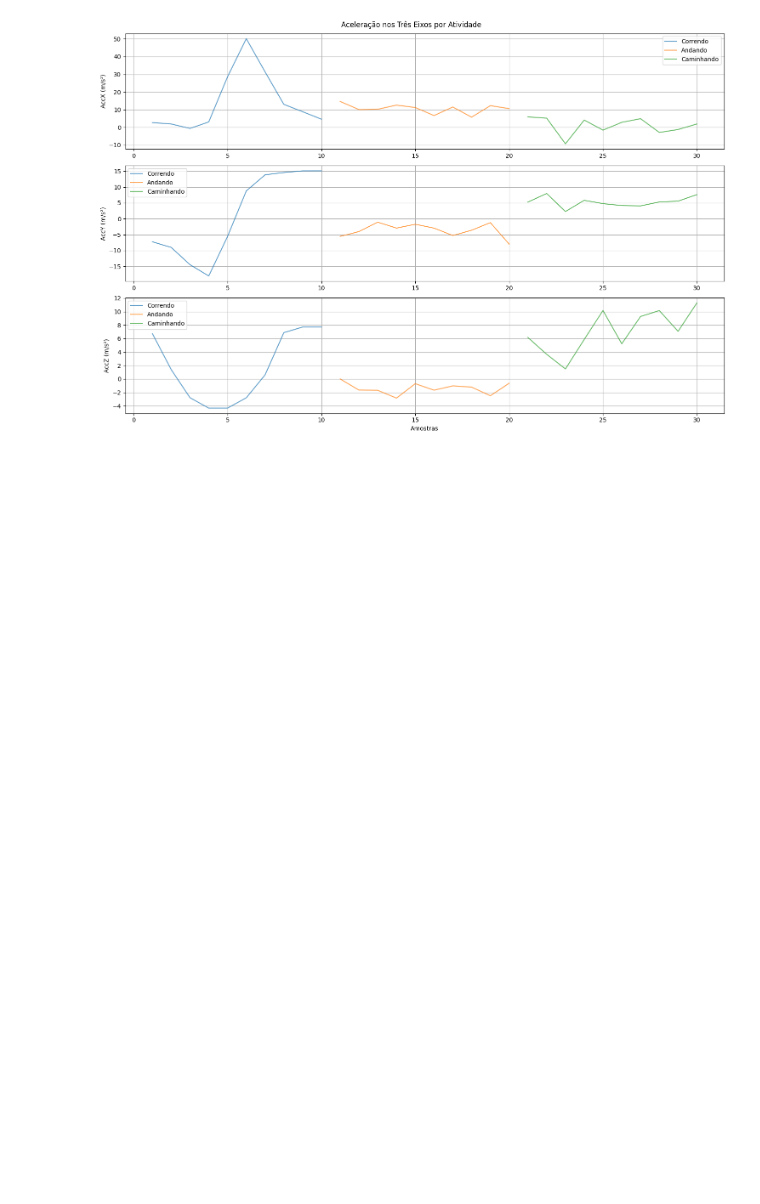
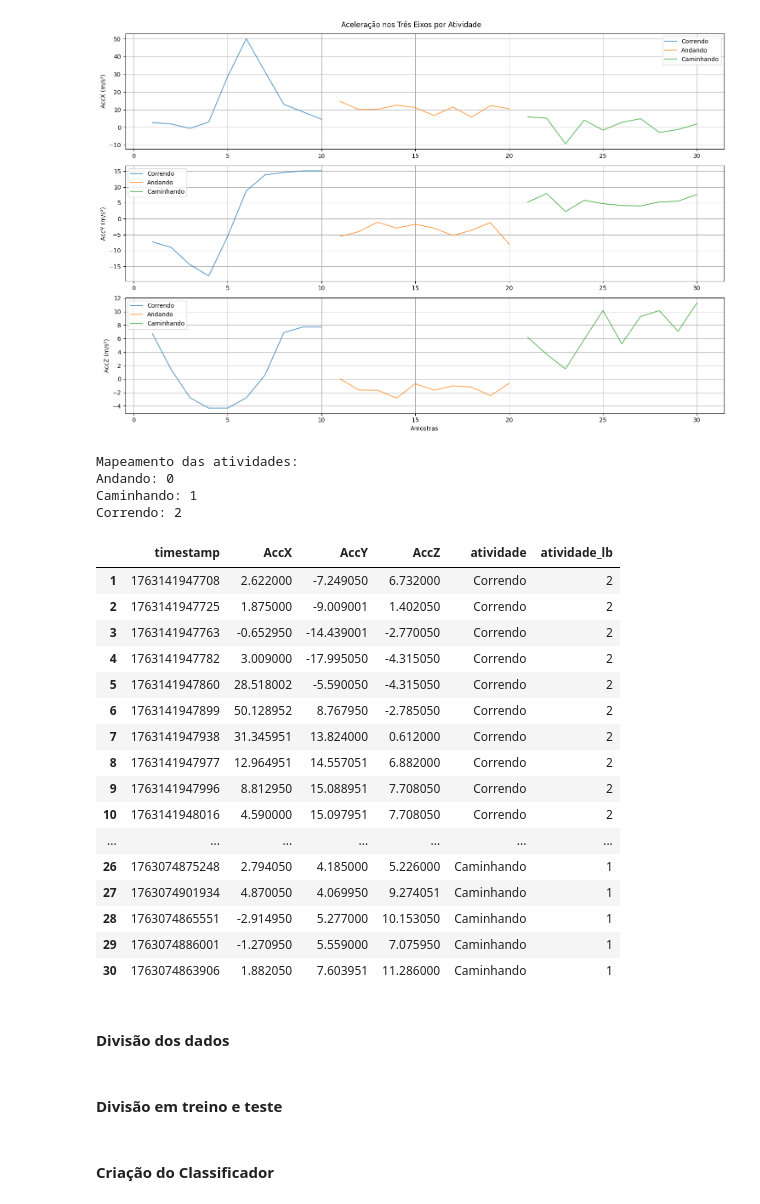
Before and after one commit to MatheuseduPinheiro/Trabalhos-da-disciplina-de-Sensores-e-Instrumentos-Inteligentes, a Jupyter notebook: Trabalho_2/index.ipynb, the cells around one changed output. Cells and saved outputs as stored; diff of their text form; code cells hidden in the pictures; blank space fills up the shorter version.

```diff
--- a/Trabalho_2/index.ipynb
+++ b/Trabalho_2/index.ipynb
@@ -314,3 +320,39 @@ plt.tight_layout()
 plt.show()
 # %% [output]
 [figure]
+# %%
+# Codificar a variável 'atividade' para valores numéricos
+le = LabelEncoder()
+df_sequencia['atividade_lb'] = le.fit_transform(df_sequencia['atividade'])
+
+# Ver o mapeamento
+print("Mapeamento das atividades:")
+for i, atividade in enumerate(le.classes_):
+    print(f"{atividade}: {i}")
+# %% [output]
+Mapeamento das atividades:
+Andando: 0
+Caminhando: 1
+Correndo: 2
+# %%
+df_sequencia
+# %% [output]
+|  | timestamp | AccX | AccY | AccZ | atividade | atividade_lb |
+| 1 | 1763141947708 | 2.622000 | -7.249050 | 6.732000 | Correndo | 2 |
+| 2 | 1763141947725 | 1.875000 | -9.009001 | 1.402050 | Correndo | 2 |
+| 3 | 1763141947763 | -0.652950 | -14.439001 | -2.770050 | Correndo | 2 |
+| 4 | 1763141947782 | 3.009000 | -17.995050 | -4.315050 | Correndo | 2 |
+| 5 | 1763141947860 | 28.518002 | -5.590050 | -4.315050 | Correndo | 2 |
+| 6 | 1763141947899 | 50.128952 | 8.767950 | -2.785050 | Correndo | 2 |
+| 7 | 1763141947938 | 31.345951 | 13.824000 | 0.612000 | Correndo | 2 |
+| 8 | 1763141947977 | 12.964951 | 14.557051 | 6.882000 | Correndo | 2 |
+| 9 | 1763141947996 | 8.812950 | 15.088951 | 7.708050 | Correndo | 2 |
+| 10 | 1763141948016 | 4.590000 | 15.097951 | 7.708050 | Correndo | 2 |
+| ... | ... | ... | ... | ... | ... | ... |
+| 26 | 1763074875248 | 2.794050 | 4.185000 | 5.226000 | Caminhando | 1 |
+| 27 | 1763074901934 | 4.870050 | 4.069950 | 9.274051 | Caminhando | 1 |
+| 28 | 1763074865551 | -2.914950 | 5.277000 | 10.153050 | Caminhando | 1 |
+| 29 | 1763074886001 | -1.270950 | 5.559000 | 7.075950 | Caminhando | 1 |
+| 30 | 1763074863906 | 1.882050 | 7.603951 | 11.286000 | Caminhando | 1 |
+# %% [markdown]
+#### Divisão dos dados
@@ -316,0 +363,2 @@ plt.show()
+# %% [markdown]
+#### Divisão em treino e teste
@@ -316,0 +369,2 @@ plt.show()
+# %% [markdown]
+#### Criação do Classificador
```
Also changed, not shown: parts of 16 cells of this notebook.
